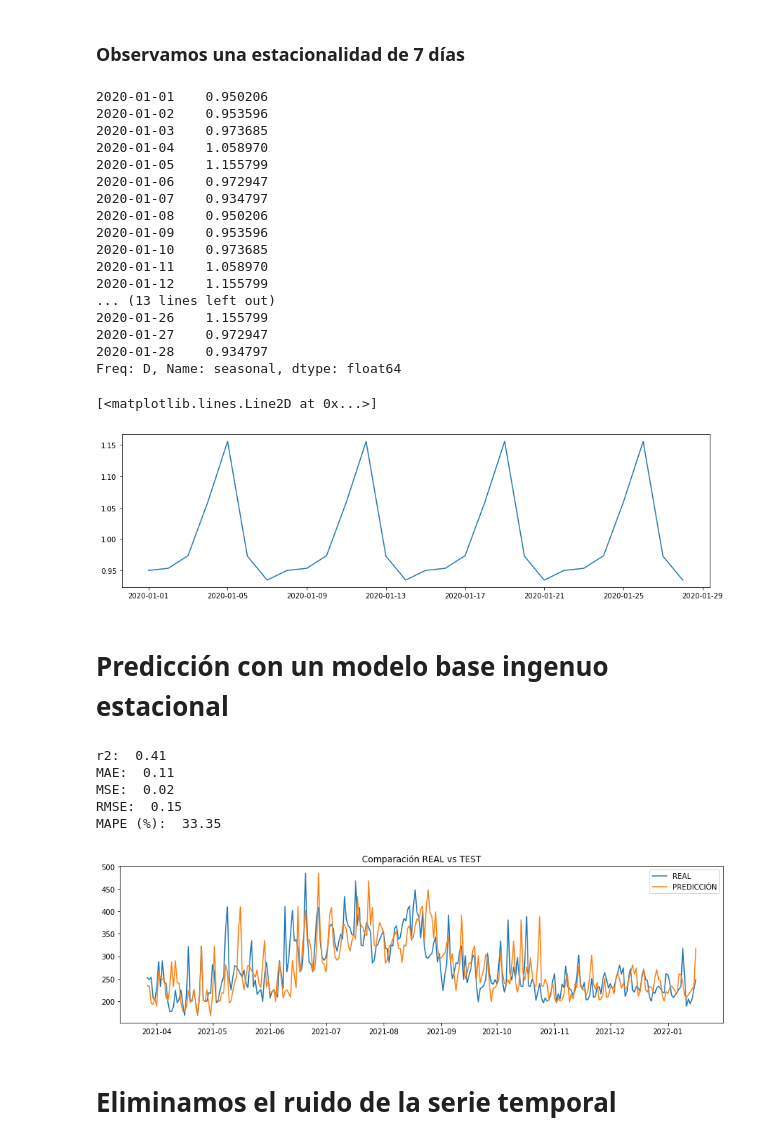
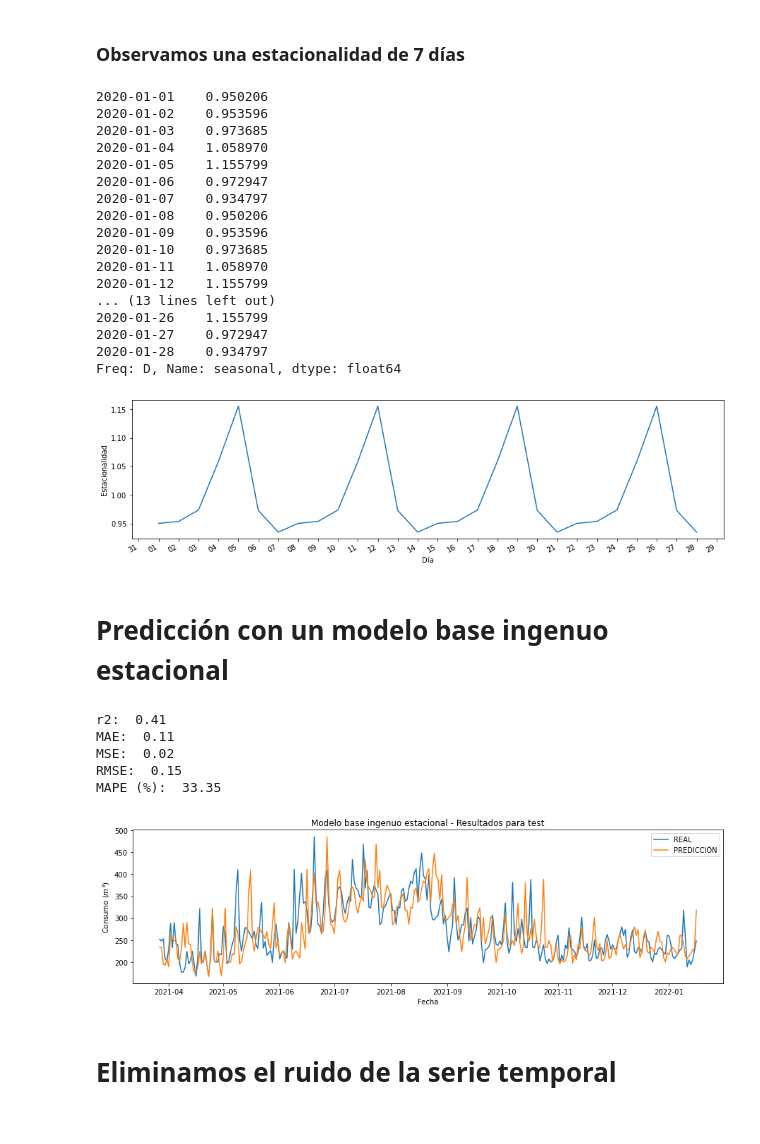
Before and after one commit to AlexMtGit/TFG, a Jupyter notebook: Notebooks/02_Baseline.ipynb, the cells around one changed output. Saved outputs shown, nothing was run; the diff lists cells and outputs as text; code cells hidden in the pictures.

Commit message:
Actualización de las gráficas
Actualizadas las gráficas de las predicciones para mostrar las etiquetas en los ejes.

```diff
--- a/Notebooks/02_Baseline.ipynb
+++ b/Notebooks/02_Baseline.ipynb
@@ -100,8 +111,14 @@ plt.plot(residual)
 # %% [markdown]
 ### Observamos una estacionalidad de 7 días
 # %%
+import matplotlib
 print(seasonal.loc["2020-01-01":"2020-01-28"])
-plt.plot(seasonal.loc["2020-01-01":"2020-01-28"])
+fig,ax = plt.subplots()
+seasonal.loc["2020-01-01":"2020-01-28"].plot(ax=ax, x_compat=True)
+plt.xlabel("Día")
+plt.ylabel("Estacionalidad")
+ax.xaxis.set_major_locator(matplotlib.dates.DayLocator())
+ax.xaxis.set_major_formatter(matplotlib.dates.DateFormatter("%d"))
 # %% [output]
 2020-01-01    0.950206
 2020-01-02    0.953596
@@ -120,26 +137,27 @@ plt.plot(seasonal.loc["2020-01-01":"2020-01-28"])
 2020-01-27    0.972947
 2020-01-28    0.934797
 Freq: D, Name: seasonal, dtype: float64
-[<matplotlib.lines.Line2D at 0x...>]
-[figure, old version]
+[figure, new version]
 # %% [markdown]
 # Predicción con un modelo base ingenuo estacional
 # %%
 test=df[test_index:]
 predicted=df[pd.Timestamp(test_index)- pd.offsets.DateOffset(days=7):].shift(7).dropna()
 supporter.regression_results(supporter.scale(test),supporter.scale(predicted))
-plt.title('Comparación REAL vs TEST')
+plt.title('Modelo base ingenuo estacional - Resultados para test')
+plt.xlabel("Fecha")
+plt.ylabel("Consumo ($m^3$)")
 plt.plot(test, label='REAL')
 plt.plot(predicted, label='PREDICCIÓN')
 plt.legend()
 plt.show()
 # %% [output]
 r2:  0.41
 MAE:  0.11
 MSE:  0.02
 RMSE:  0.15
 MAPE (%):  33.35
-[figure, old version]
+[figure, new version]
 # %% [markdown]
 # Eliminamos el ruido de la serie temporal
 # %%
```
Also changed, not shown: parts of 4 cells of this notebook, 13 other files.
